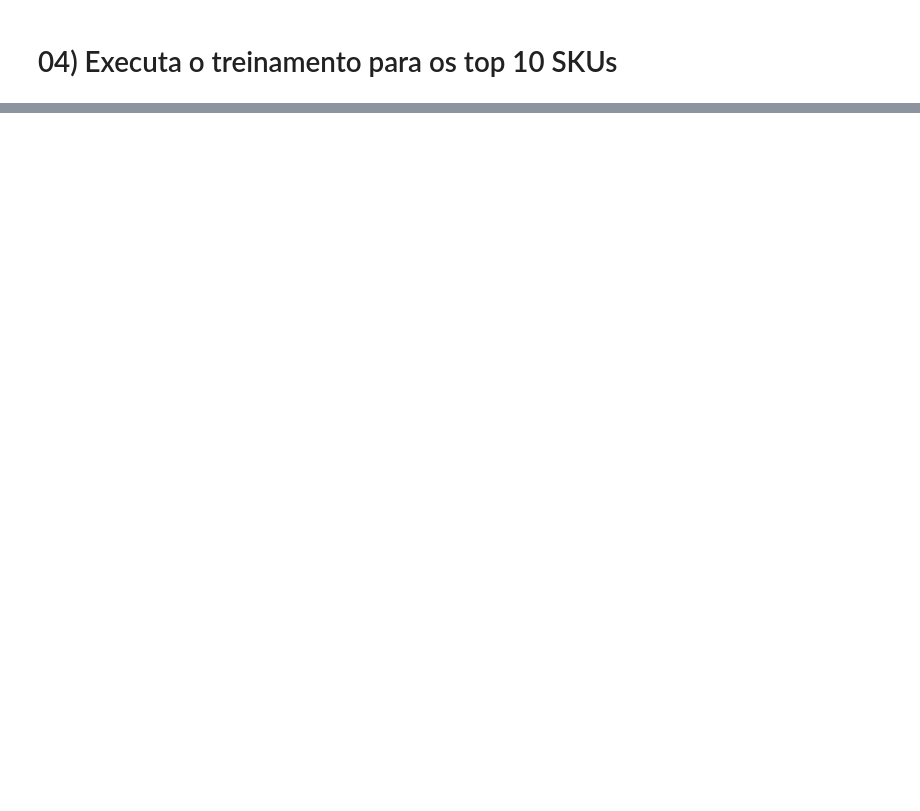
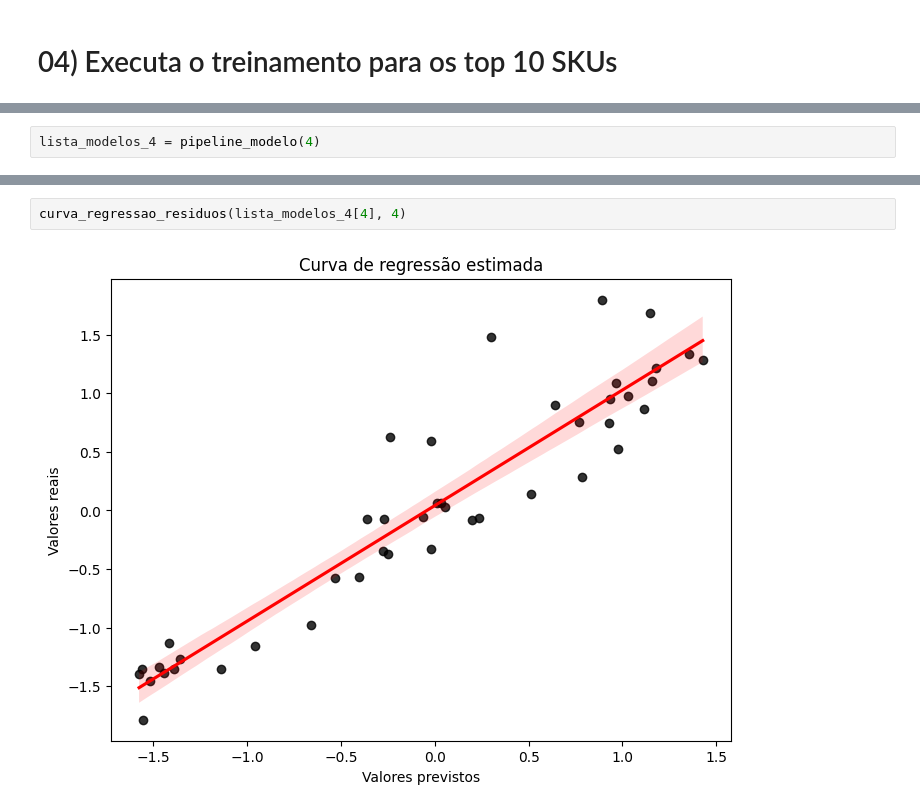
Before and after one commit to gustavocunhaa/previsao-demanda-SKUmedicamentos, a Jupyter notebook: train_model.ipynb, the cells around one changed output, grey strips where cells are left out. Drawn from its saved outputs; the diff is of its cells as text; blank space fills up the shorter version.

```diff
--- a/train_model.ipynb
+++ b/train_model.ipynb
@@ -380,0 +309,2 @@ RNA: 71.352%
+# %%
+lista_modelos_4 = pipeline_modelo(4)
@@ -387,0 +442,4 @@ Com a quantidade de dados utilizadas da série histórica, não foi possível re
+# %%
+curva_regressao_residuos(lista_modelos_4[4], 4)
+# %% [output]
+[figure, added]
```
Also changed, not shown: parts of 46 cells of this notebook, 1 other file.
